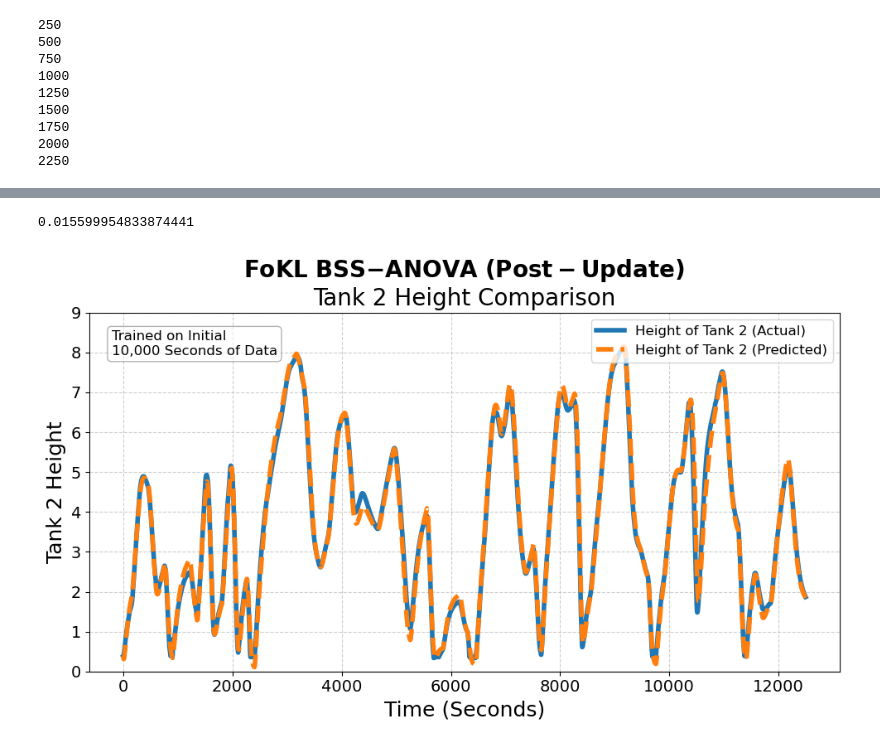
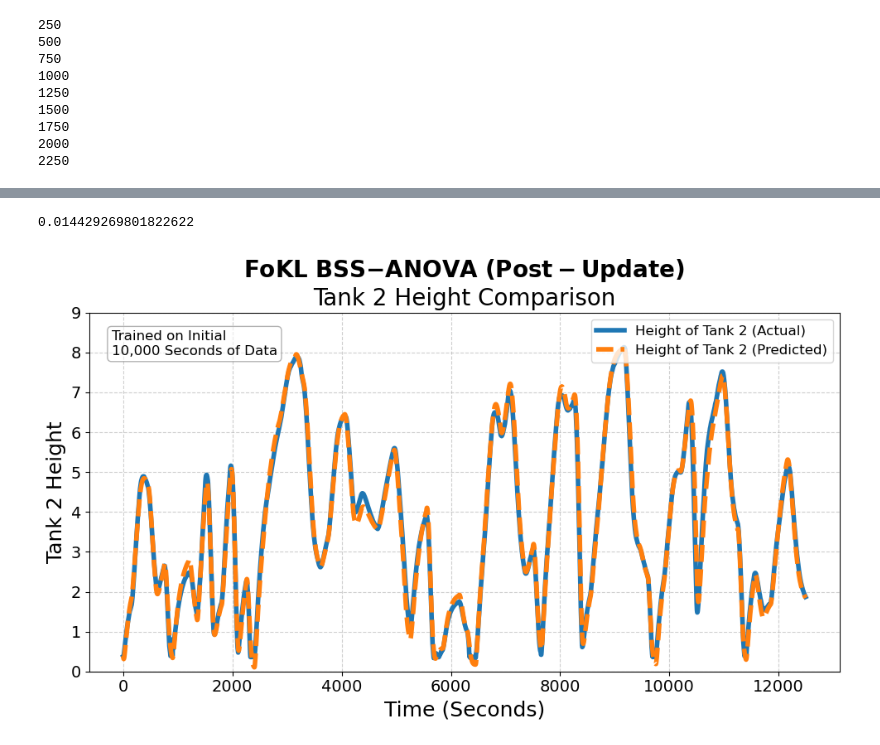
Before and after one commit to michaelwfouts/Fouts-AIChE-2024-Controls, a Jupyter notebook: 4_BSS-ANOVA-with-Prior.ipynb, the cells around one changed output, grey strips where cells are left out. Saved outputs shown, nothing was run; the diff lists cells and outputs as text; code cells hidden in the pictures.

Commit message:
Cleaned up Base Case and Prior Method

```diff
--- a/4_BSS-ANOVA-with-Prior.ipynb
+++ b/4_BSS-ANOVA-with-Prior.ipynb
@@ -321,7 +142,7 @@ data_test = tank1['h1_der'].iloc[1000:2000].to_numpy()
 GP_dh1_model1.data = np.expand_dims(data_test, axis = 0).T
 
 # Second fitting
-GP_dh1_model1.fit()
+_ = GP_dh1_model1.fit()
 
 # Create Models for the derivatives of h1 and h2
 GP_dh2_model1.inputs = GP_dh2_model1.clean(tank1[['h1','h2','u']].iloc[1000:2000].to_numpy().tolist())
@@ -329,22 +150,6 @@ data_test = tank1['h2_der'].iloc[1000:2000].to_numpy()
 GP_dh2_model1.data = np.expand_dims(data_test, axis = 0).T
 
 # Second fitting
-GP_dh2_model1.fit()
-
-# GP_dh1_model1 = FoKLRoutines.FoKL(UserWarnings=False, draws = 500)
-# _ = GP_dh1_model1.fit(inputs = [tank1[['h1','h2','u']].iloc[1000:2000]],
-#            data = tank1['h1_der'].iloc[1000:2000],
-#            clean = True,
-#         #    pillow = [[0.10,0.30],[0.10,0.30],[0.05,0.10]],
-#            update = True,
-#            built = True)
-
-# GP_dh2_model1 = FoKLRoutines.FoKL(UserWarnings=False, draws = 500)
-# _ = GP_dh2_model1.fit(inputs = [tank1[['h1','h2','u']].iloc[1000:2000]],
-#            data = tank1['h2_der'].iloc[1000:2000],
-#            clean = True,
-#         #    pillow = [[0.10,0.30],[0.10,0.30],[0.05,0.10]],
-#            update = True,
-#            built = True)
+_ = GP_dh2_model1.fit()
 # %% [output]
 same
@@ -397,8 +185,8 @@ for i in range(len(tvec) - 1):
     if i % 250 == 0:
         print(i)
 
-tank1['h1_prediction_Euler'] = h1
-tank1['h2_prediction_Euler'] = h2
+tank1['h1_prediction'] = h1
+tank1['h2_prediction'] = h2
 # %% [output]
 0
 250
@@ -410,17 +198,3 @@ tank1['h2_prediction_Euler'] = h2
 1750
 2000
 2250
-# %%
-tank1['h1_prediction_Euler'] = h1
-
-# tank1[['h1', 'h1_prediction_LSODA', 'h1_prediction_Euler']].plot(figsize=(12, 6))
-tank1[['h1', 'h1_prediction_Euler']].plot(figsize=(12, 6))
-
-
-plt.title('h1 Predictions Comparison')
-plt.xlabel('Time (Samples)')
-plt.ylabel('Value')
-plt.legend(['h1', 'h1_prediction_LSODA', 'h1_prediction_Euler'])
-plt.grid(True)
-
-plt.show()
@@ -429,39 +201,39 @@ plt.show()
 # %%
-MSE = np.sum((tank1['h1'][2000:-1] - tank1['h1_prediction_Euler'][2000:-1])**2)/len(tank1)
+MSE = np.sum((tank1['h2'][2000:-1] - tank1['h2_prediction'][2000:-1])**2)/len(tank1)
 MSE
 # %% [output]
-0.015599954833874441
+0.014429269801822622
 # %%
 # Plot with improved aesthetics
 plt.rcParams.update({'font.size': 14})  # Adjust the number to increase/decrease font size
 fig, ax = plt.subplots(figsize=(10, 6))
 
 # Plot both the actual and predicted data
-ax.plot(tank1['time'], tank1['h1'], label='h1', linewidth=4, linestyle='-')#, color='blue')
-ax.plot(tank1['time'], tank1['h1_prediction_Euler'], label='h1_prediction', linewidth=4, linestyle='--')#, color='red')
+ax.plot(tank1['time'], tank1['h2'], label='h1', linewidth=4, linestyle='-')#, color='blue')
+ax.plot(tank1['time'], tank1['h2_prediction'], label='h2_prediction', linewidth=4, linestyle='--')#, color='red')
 
 # Enhancing the graph with titles, labels, and grid
 ax.set_title(r'$\bf{FoKL\ BSS{-}ANOVA\ (Post-Update)}$' + '\nTank 2 Height Comparison', fontsize=20)
 ax.set_xlabel('Time (Seconds)', fontsize=18)
 ax.set_ylabel('Tank 2 Height', fontsize=18)
 ax.legend(['Height of Tank 2 (Actual)', 'Height of Tank 2 (Predicted)'], fontsize=12, loc='upper right')
 
 ax.grid(True, linestyle='--', alpha=0.6)
 
 # ax.text(-250, 7, 'Trained on Initial \n10,000 Seconds of Data', fontsize=12, color='black', bbox = dict(facecolor='white', edgecolor='gray', boxstyle='round,pad=0.4', alpha = 0.6))
 
 # Add a note in the upper-left corner with a rounded box
 ax.text(0.03, 0.95, 'Trained on Initial \n10,000 Seconds of Data',
         fontsize=12, color='black',
         bbox=dict(facecolor='white', edgecolor='gray', boxstyle='round,pad=0.3', alpha = 0.6),
         transform=ax.transAxes,  # Use normalized coordinates
         verticalalignment='top',  # Align text to the top of the box
         horizontalalignment='left')  # Align text to the left
 
 ax.set_ylim(0, 9)
 
 # Show plot
 plt.tight_layout()
 plt.show()
 # %% [output]
-[figure, old version]
+[figure, new version]
```
Also changed, not shown: parts of 20 cells of this notebook, 2 other files.
